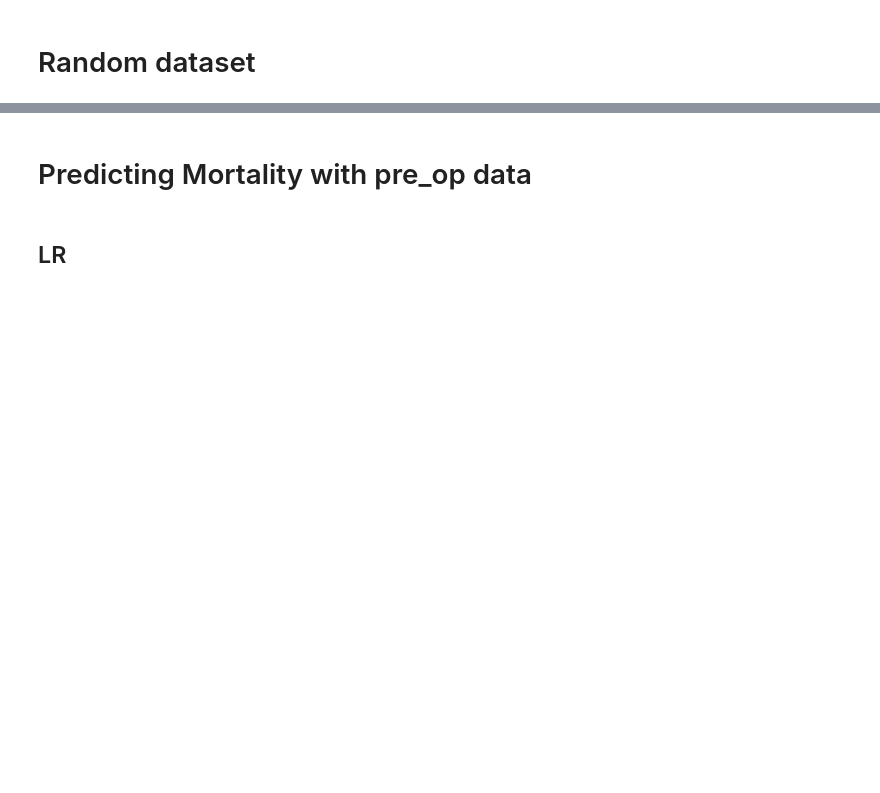
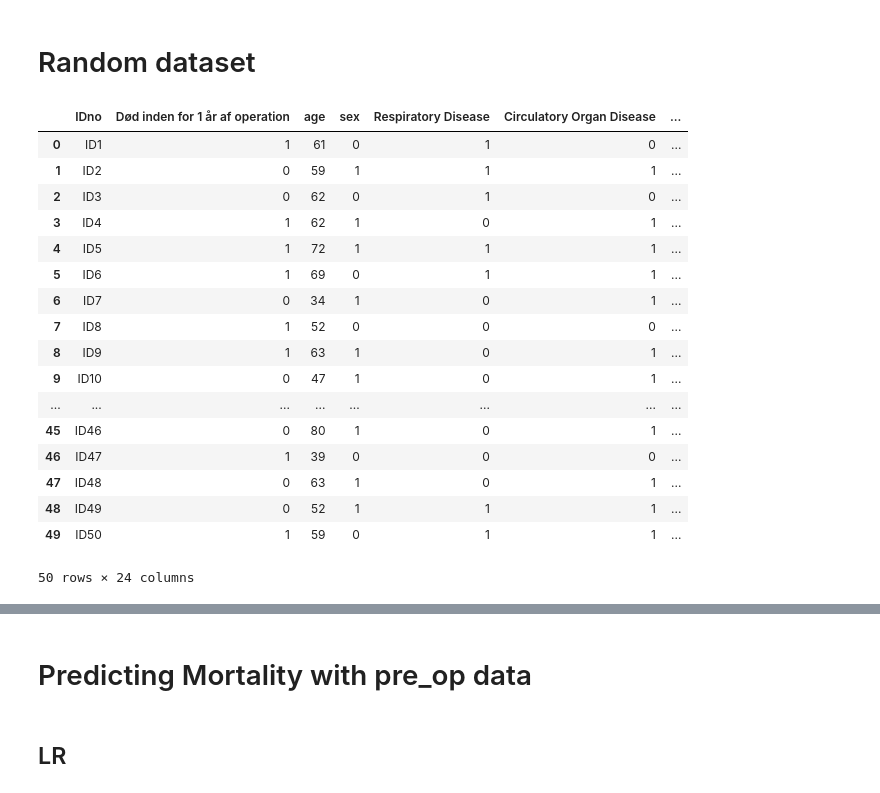
Before and after one commit to DitteGilsfeldt/Organ_Failure_Following_Cardiac_Surgery, a Jupyter notebook: Kode/pre_data.ipynb, the cells around one changed output, grey strips where cells are left out. Saved outputs shown, nothing was run; the diff lists cells and outputs as text; code cells hidden in the pictures; blank space fills up the shorter version.

```diff
--- a/Kode/pre_data.ipynb
+++ b/Kode/pre_data.ipynb
@@ -31,3 +32,24 @@ pre_op = pre_op.replace(True, 1).replace(False, 0)
 X = pre_op.loc[:, pre_op.columns != 'Død inden for 1 år af operation']
 X = X.loc[:, X.columns != 'IDno']
 y = pre_op['Død inden for 1 år af operation']
+# %%
+pre_op
+# %% [output]
+|  | IDno | Død inden for 1 år af operation | age | sex | Respiratory Disease | Circulatory Organ Disease | ... |
+| 0 | ID1 | 1 | 61 | 0 | 1 | 0 | ... |
+| 1 | ID2 | 0 | 59 | 1 | 1 | 1 | ... |
+| 2 | ID3 | 0 | 62 | 0 | 1 | 0 | ... |
+| 3 | ID4 | 1 | 62 | 1 | 0 | 1 | ... |
+| 4 | ID5 | 1 | 72 | 1 | 1 | 1 | ... |
+| 5 | ID6 | 1 | 69 | 0 | 1 | 1 | ... |
+| 6 | ID7 | 0 | 34 | 1 | 0 | 1 | ... |
+| 7 | ID8 | 1 | 52 | 0 | 0 | 0 | ... |
+| 8 | ID9 | 1 | 63 | 1 | 0 | 1 | ... |
+| 9 | ID10 | 0 | 47 | 1 | 0 | 1 | ... |
+| ... | ... | ... | ... | ... | ... | ... | ... |
+| 45 | ID46 | 0 | 80 | 1 | 0 | 1 | ... |
+| 46 | ID47 | 1 | 39 | 0 | 0 | 0 | ... |
+| 47 | ID48 | 0 | 63 | 1 | 0 | 1 | ... |
+| 48 | ID49 | 0 | 52 | 1 | 1 | 1 | ... |
+| 49 | ID50 | 1 | 59 | 0 | 1 | 1 | ... |
+50 rows × 24 columns
```
Also changed, not shown: parts of 7 cells of this notebook.
